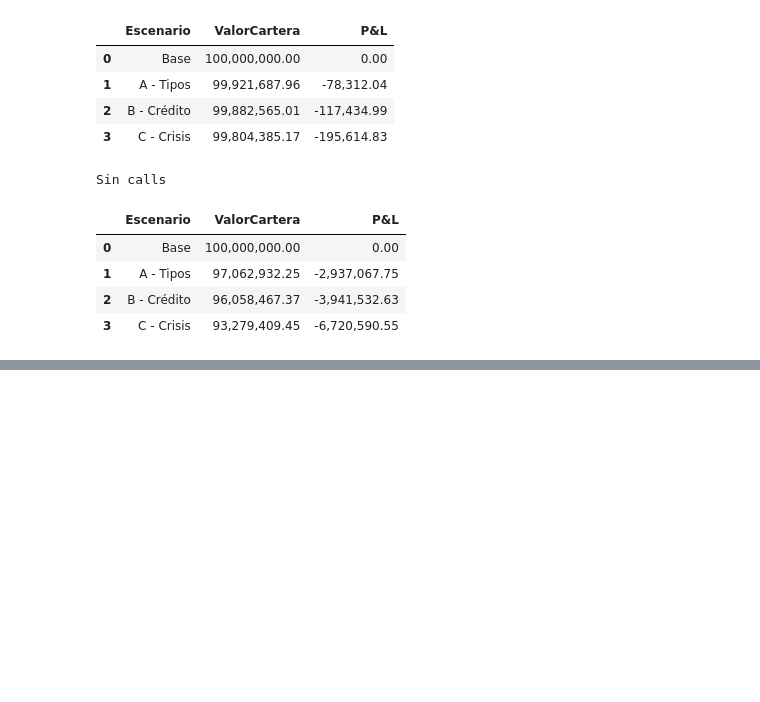
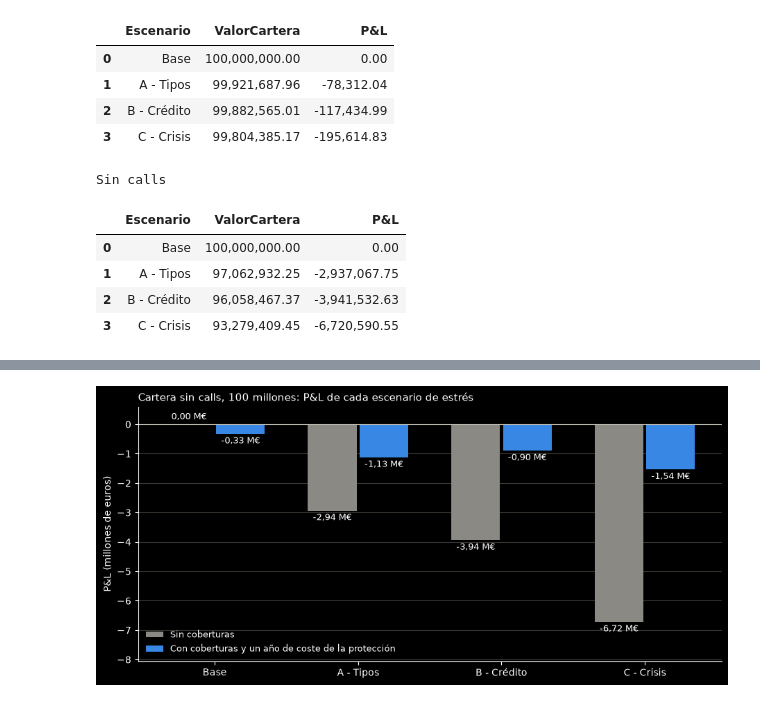
Before and after one commit to alejandroperezpujante/taller-rf-miax15, a Jupyter notebook: src/analisis_cartera.ipynb, the cells around one changed output, grey strips where cells are left out. Drawn from its saved outputs; the diff is of its cells as text; code cells hidden in the pictures; blank space fills up the shorter version.

```diff
--- a/src/analisis_cartera.ipynb
+++ b/src/analisis_cartera.ipynb
@@ -1727,3 +1830,88 @@ Sin calls
 | 1 | A - Tipos | 97,062,932.25 | -2,937,067.75 |
 | 2 | B - Crédito | 96,058,467.37 | -3,941,532.63 |
 | 3 | C - Crisis | 93,279,409.45 | -6,720,590.55 |
+# %%
+# Stress test con las coberturas de los apartados 7 y 8, escaladas a 100 millones.
+# Futuros: recalculamos los contratos sobre el PVBP escalado y redondeamos al final.
+escala = capital_estres / capital_cobertura
+contratos_estres = cobertura_tipos_elegida.assign(
+    Contratos=lambda t: (
+        porcentaje_cobertura_tipos * t["PVBPTramo"] * escala / t["Futuro"].map(pvbp_contrato)
+    ).round().astype(int)
+).set_index(["Escenario", "Futuro"])["Contratos"]
+# CDS: la protección elegida en el apartado 8 (la cartera con calls no se cubre).
+# Sensibilidad del enunciado: 4.500 euros por pb por cada 10 millones de nominal.
+nominal_cds_estres = (cobertura_credito["NominalProteccion"] * escala).to_dict()
+sensibilidad_cds = 4_500 / 10_000_000
+# Coste de la protección: prima anual = nominal × spread del Main a 01/10/2026.
+# Lo imputamos para un año en todos los escenarios, también en el base,
+# porque es lo que cuesta mantener la cobertura. La prima queda fijada al contratar.
+horizonte_coste_anios = 1.0
+coste_proteccion = {
+    nombre: nominal * spread_main / 10_000 * horizonte_coste_anios
+    for nombre, nominal in nominal_cds_estres.items()
+}
+
+filas_coberturas = []
+for nombre, tabla_estres in resultados_estres.items():
+    for (_, fila), (shock_tipos, shock_ig, _) in zip(
+        tabla_estres.iterrows(), escenarios_estres.values()
+    ):
+        # Futuros vendidos: ganan si suben los tipos. El shock es paralelo en todos los tramos.
+        pl_futuros = sum(
+            contratos_estres[nombre, futuro] * pvbp_contrato[futuro] * shock_tipos * 10_000
+            for futuro in tramos["Futuro"]
+        )
+        # Protección comprada: gana si sube el spread del Main. Al ser un índice IG,
+        # suponemos que se mueve como el shock IG del escenario.
+        pl_cds = nominal_cds_estres[nombre] * sensibilidad_cds * shock_ig * 10_000
+        pl_total = fila["P&L"] + pl_futuros + pl_cds - coste_proteccion[nombre]
+        filas_coberturas.append({
+            "Cartera": nombre, "Escenario": fila["Escenario"],
+            "PLBonos": fila["P&L"], "PLFuturos": pl_futuros, "PLCDS": pl_cds,
+            "CosteProteccion": 0.0 - coste_proteccion[nombre],
+            "ValorCartera": capital_estres + pl_total, "P&L": pl_total,
+            "P&LPct": 100 * pl_total / capital_estres,
+            "P&LSinCoberturaPct": 100 * fila["P&L"] / capital_estres,
+        })
+estres_coberturas = pd.DataFrame(filas_coberturas)
+estres_coberturas.to_csv(salida_apartado_9 / "stress_test_con_coberturas.csv", index=False)
+
+print("Coberturas a 100 millones")
+display(pd.DataFrame({
+    "Contratos Schatz vendidos": contratos_estres.xs("Schatz", level="Futuro"),
+    "Contratos BOBL vendidos": contratos_estres.xs("BOBL", level="Futuro"),
+    "Nominal protección iTraxx Main (€)": pd.Series(nominal_cds_estres),
+    "Coste anual de la protección (€)": pd.Series(coste_proteccion),
+}).round(0))
+print("P&L en euros con coberturas, con un año de coste de la protección (positivo = ganancia)")
+with pd.option_context("display.float_format", "{:,.2f}".format):
+    display(estres_coberturas.set_index(["Cartera", "Escenario"]))
+
+# Gráfico para la cartera sin calls: P&L de cada escenario sin y con coberturas.
+datos_grafico = estres_coberturas.loc[
+    estres_coberturas["Cartera"].eq("Sin calls")
+]
+fig, eje = plt.subplots(figsize=(9, 4.2), layout="constrained")
+anchura = 0.36
+x = range(len(datos_grafico))
+for k, (columna, etiqueta, color) in enumerate([
+    ("PLBonos", "Sin coberturas", "#8a8983"),
+    ("P&L", "Con coberturas y un año de coste de la protección", "#3987e5"),
+]):
+    barras = eje.bar([i + (k - 0.5) * anchura for i in x], datos_grafico[columna] / 1e6,
+                     width=anchura - 0.02, color=color, label=etiqueta)
+    eje.bar_label(barras, labels=[
+        f"{v / 1e6:,.2f} M€".replace(".", ",") for v in datos_grafico[columna]
+    ], padding=3, fontsize=9)
+eje.axhline(0, color="#c3c2b7", linewidth=0.8)
+eje.set_xticks(list(x), datos_grafico["Escenario"])
+eje.set_ylabel("P&L (millones de euros)")
+eje.set_ylim(1.2 * datos_grafico["PLBonos"].min() / 1e6, 0.6)
+eje.spines[["top", "right"]].set_visible(False)
+eje.grid(axis="y", color="#383835", linewidth=0.8)
+eje.set_axisbelow(True)
+eje.legend(frameon=False, fontsize=9, loc="lower left")
+eje.set_title("Cartera sin calls, 100 millones: P&L de cada escenario de estrés", loc="left", fontsize=11)
+plt.show()
+# %% [output]
@@ -1730,3 +1933,4 @@ Sin calls
+[figure, added]
 # %% [markdown]
 Revaloramos las posiciones de bonos de cada cartera con una inversión de 100 millones de euros, conservando las cantidades compradas y la fecha de valoración. Utilizamos los flujos descontados al z-spread calibrado del apartado 8. Cada valor actual se multiplica por exp(−(shock de tipos + shock de spread) × plazo). Esta revaloración incorpora la convexidad de los flujos fijos.
 
```
Also changed, not shown: parts of 9 cells of this notebook, 6 other files.
